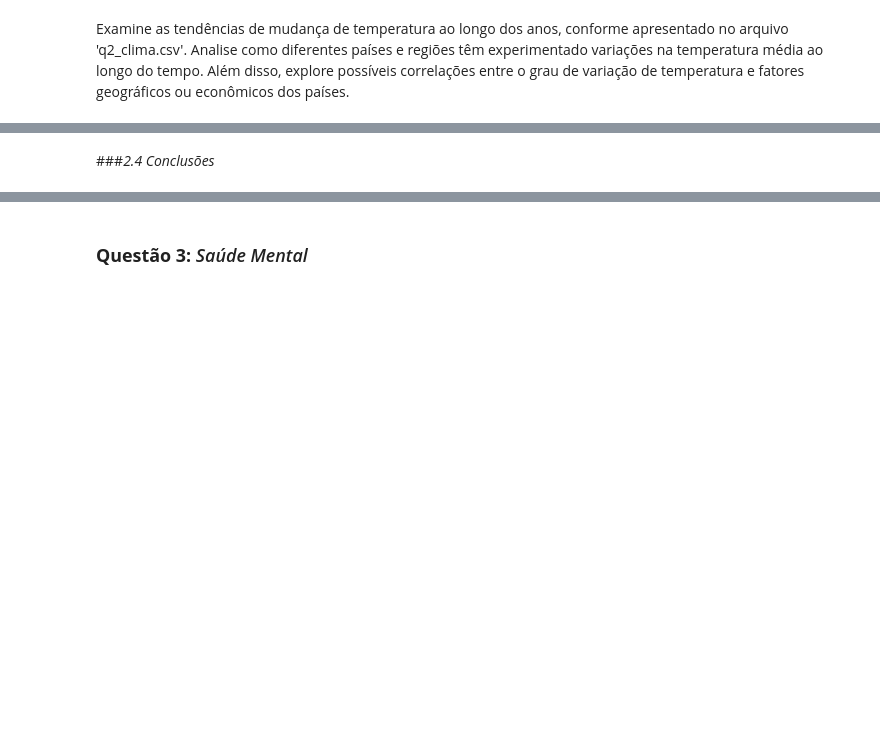
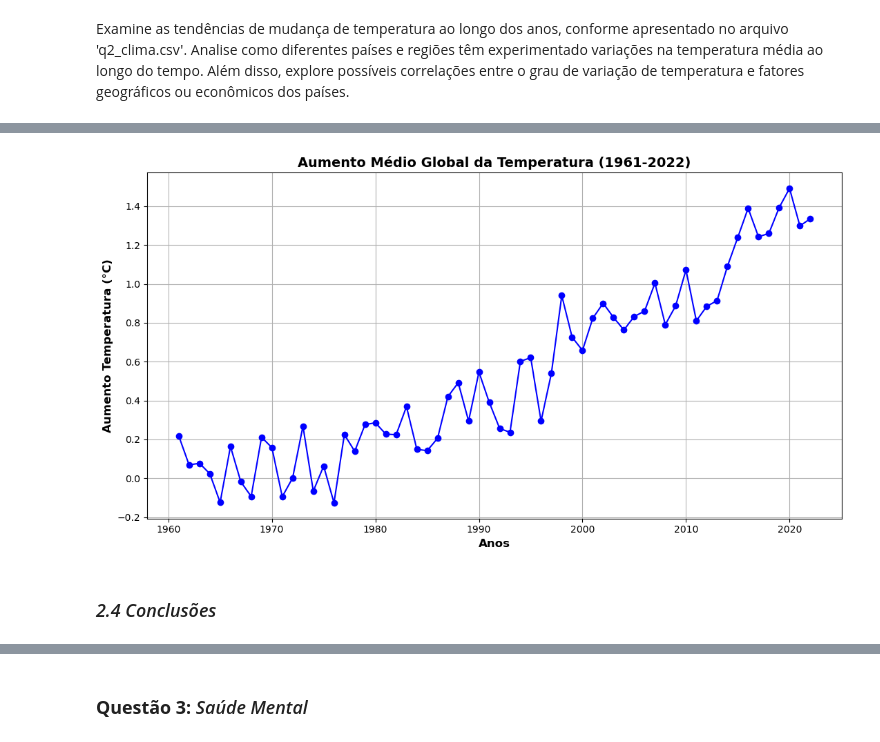
Before and after one commit to talesnobre/Trainees2, a Jupyter notebook: Notebook 2/Aula_EDA Luigi.ipynb, the cells around one changed output, grey strips where cells are left out. Saved outputs shown, nothing was run; the diff lists cells and outputs as text; code cells hidden in the pictures; blank space fills up the shorter version.

```diff
--- a/Notebook 2/Aula_EDA Luigi.ipynb
+++ b/Notebook 2/Aula_EDA Luigi.ipynb
@@ -227,0 +231,3 @@ Examine as tendências de mudança de temperatura ao longo dos anos, conforme ap
+# %%
+df = pd.read_csv('q2_clima.csv')
+df
@@ -227,0 +270,9 @@ Examine as tendências de mudança de temperatura ao longo dos anos, conforme ap
+# %%
+# Logo de cara, só de olhar o dataframe acima, podemos ver várias colunas com valores repetidos e irrelevantes para a nossa análise, então vamos apagar elas...
+df.drop('Indicator', axis=1, inplace=True)
+df.drop('CTS_Code', axis=1, inplace=True)
+df.drop('CTS_Full_Descriptor', axis=1, inplace=True)
+df.drop('Source', axis=1, inplace=True)
+df.drop('ISO2', axis=1, inplace=True) # Também vou apagar essa porque a ISO3 é mais importante para identificarmos qual país estamos tratando.
+df.drop('ObjectId', axis=1, inplace=True) # Essa coluna também é meio inútil, ela conta os objetos, mas o próprio pandas já faz isso, então vou apagar.
+df.head(5) # Agora sim, está bem mais bonito o nosso Dataframe :)
@@ -227,0 +303,4 @@ Examine as tendências de mudança de temperatura ao longo dos anos, conforme ap
+# %%
+df.fillna(0.5, inplace=True) # Trocando por mais ou menos a média de aumento temperatura global os valores que estão nulos...
+# Verificando novamente o nosso Dataframe para ver se ainda há valores nulos:
+df.isnull().sum()
@@ -232,2 +348,21 @@ Examine as tendências de mudança de temperatura ao longo dos anos, conforme ap
+# %%
+# Dados de temperatura média anual global:
+temperaturas_global = df.groupby('Country').sum().mean(numeric_only=True)
+# %%
+# Anos correspondentes
+anos = range(1961, 2023)
+
+# Plotar o gráfico
+plt.figure(figsize=(11, 6))
+plt.plot(anos, temperaturas_global, marker='o', linestyle='-', color="b")
+plt.title('Aumento Médio Global da Temperatura (1961-2022)', fontweight='bold', fontsize=14)
+plt.xlabel('Anos', fontweight='bold', fontsize=12)
+plt.ylabel('Aumento Temperatura (°C)', fontweight='bold', fontsize=12)
+plt.grid(True)
+plt.tight_layout()
+plt.xticks()
+plt.show()
+# %% [output]
+[figure, added]
 # %% [markdown]
-###*2.4 Conclusões*
+### *2.4 Conclusões*
```
Also changed, not shown: parts of 65 cells of this notebook, 6 other files.
